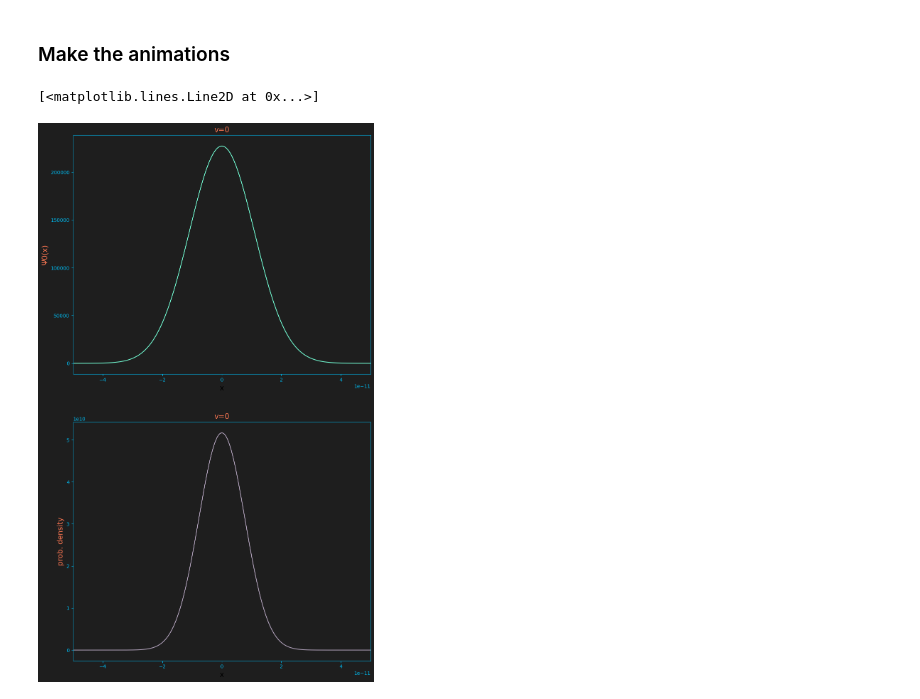
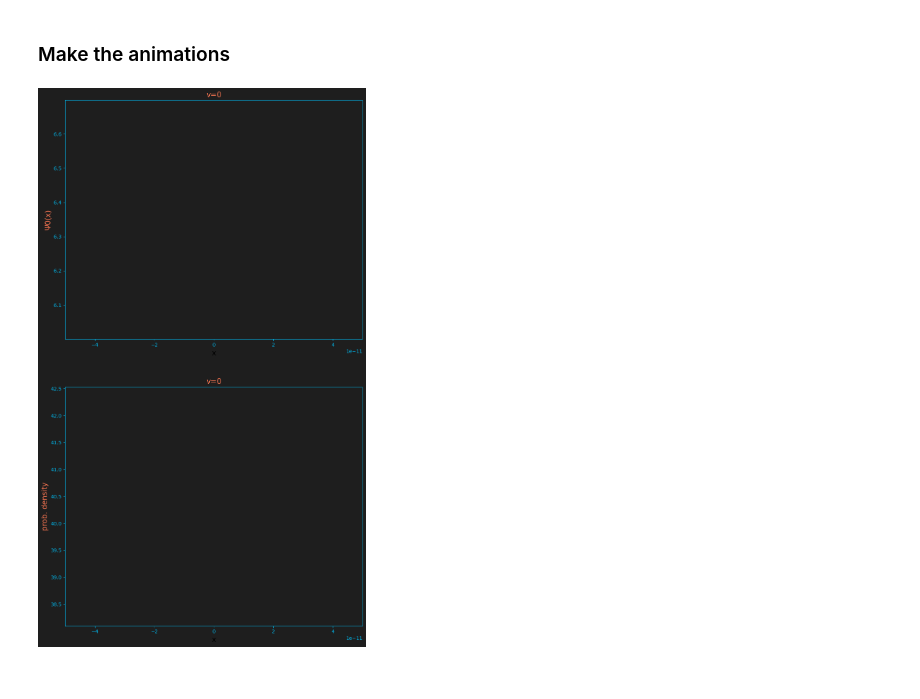
Before and after one commit to akey7/quantum-harmonic-oscillator, a Jupyter notebook: wavefunctions.ipynb, the cells around one changed output. Cells and saved outputs as stored; diff of their text form; code cells hidden in the pictures.

```diff
--- a/wavefunctions.ipynb
+++ b/wavefunctions.ipynb
@@ -31,7 +32,7 @@ prob_densities = [qho.prob_density(v, x_min, x_max, n_points) for v in vs]
 dpi = 100
 width = 1080 / dpi
 height = 1920 / dpi
-num_frames = 100
+num_frames = 210
 bgcolor = "#1E1E1E"
 line_color_1 = "#73FBD3"
 line_color_2 = "#B0A1BA"
@@ -43,28 +44,39 @@ heading_text_color = "#FC7753"
 # %%
 fig, axs = plt.subplots(nrows=2, ncols=1, dpi=dpi, figsize=(width, height))
 
 for ax in axs:
     ax.set_facecolor(bgcolor)
     fig.set_facecolor(bgcolor)
     ax.tick_params(axis='x', colors=axis_color)
     ax.tick_params(axis='y', colors=axis_color)
 
     for spine_direction in ["top", "right", "bottom", "left"]:
         ax.spines[spine_direction].set_color(axis_color)
 
 v = 0
 
 axs[0].set_title(f'v={v}', size=15, color=heading_text_color)
 axs[0].set_ylabel(f'Ψ{v}(x)', size=15, color=heading_text_color)
 axs[0].set_xlabel('x', size=15)
 axs[0].set_xlim(x_min, x_max)
-axs[0].plot(wavefunctions[v][0], wavefunctions[v][1], color=line_color_1)
+wavefunction_line = axs[0].plot(wavefunctions[v][0][0], wavefunctions[v][1][0], color=line_color_1)
 
 axs[1].set_title(f'v={v}', size=15, color=heading_text_color)
 axs[1].set_ylabel(f'prob. density', size=15, color=heading_text_color)
 axs[1].set_xlabel('x', size=15)
 axs[1].set_xlim(x_min, x_max)
-axs[1].plot(prob_densities[v][0], prob_densities[v][1], color=line_color_2)
+prob_density_line = axs[1].plot(prob_densities[v][0][0], prob_densities[v][1][0], color=line_color_2)
+
+points_per_frame = int(ceil(n_points / num_frames))
+
+def update(frame):
+    wavefunction_line[0].set_xdata(wavefunctions[v][0][:points_per_frame*frame])
+    wavefunction_line[0].set_ydata(wavefunctions[v][1][:points_per_frame*frame])
+    prob_density_line[0].set_xdata(wavefunctions[v][0][:points_per_frame*frame])
+    prob_density_line[0].set_ydata(wavefunctions[v][1][:points_per_frame*frame])
+    return wavefunction_line[0], prob_density_line[0]
+
+ani = animation.FuncAnimation(fig=fig, func=update, frames=num_frames, interval=33)
+ani.save(filename=os.path.join("output", f"wavefunction_prob_density_{v}.mp4"), writer="ffmpeg")
 # %% [output]
-[<matplotlib.lines.Line2D at 0x...>]
-[figure, old version]
+[figure, new version]
```
Also changed, not shown: parts of 1 cell of this notebook.
